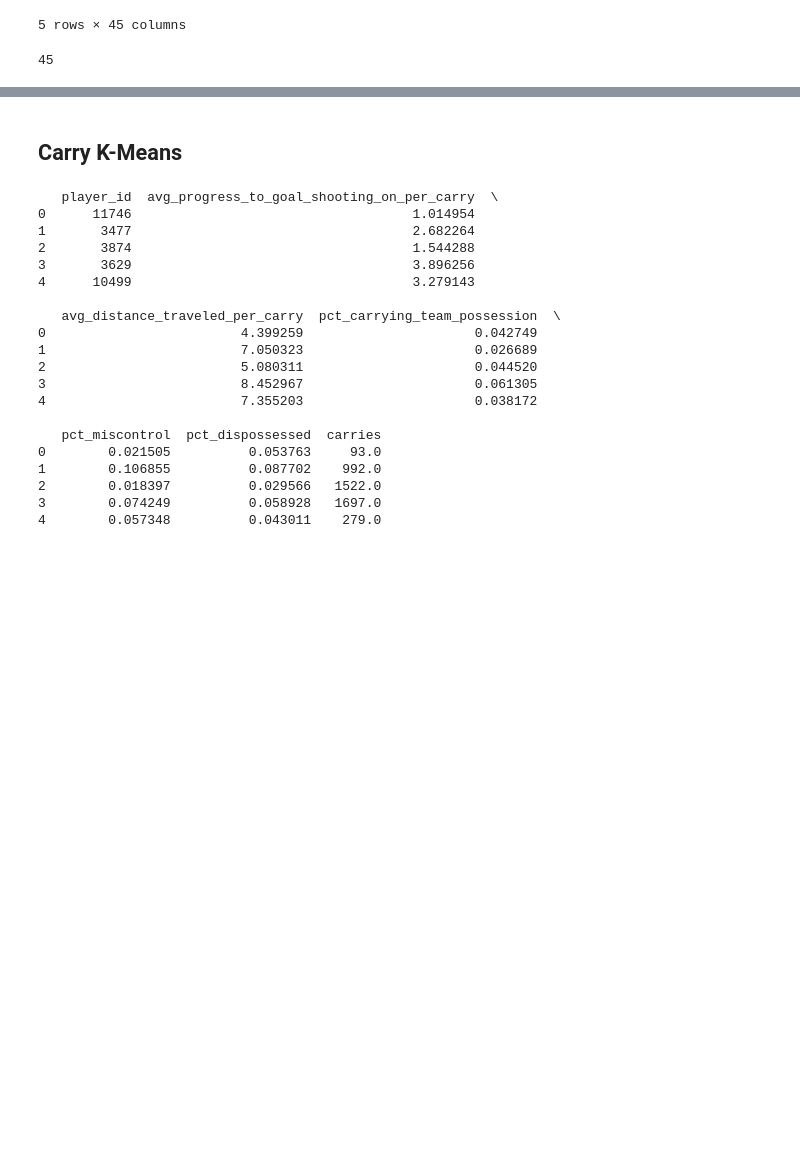
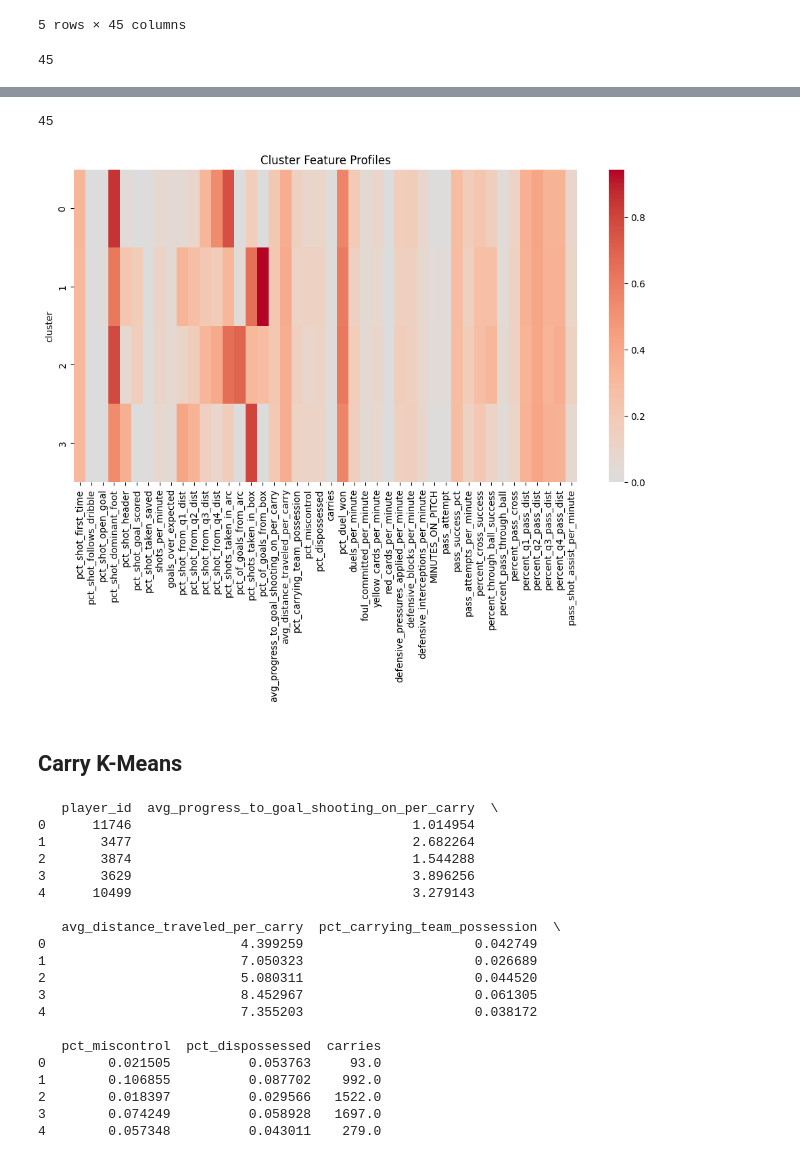
Before and after one commit to sflax91/soccer-analytics-capstone-template, a Jupyter notebook: analysis/k_means_clustering.ipynb, the cells around one changed output, grey strips where cells are left out. Saved outputs shown, nothing was run; the diff lists cells and outputs as text; code cells hidden in the pictures; blank space fills up the shorter version.

```diff
--- a/analysis/k_means_clustering.ipynb
+++ b/analysis/k_means_clustering.ipynb
@@ -108,0 +146,5 @@ plt.show()
+# %%
+kmeans = KMeans(n_clusters=4)
+kmeans.fit(df_numeric_scaled)
+df_w['cluster'] = kmeans.labels_
+df_w.head()
@@ -109,3 +159,18 @@ plt.show()
+# %%
+len(df_w.columns)
+# %% [output]
+45
+# %%
+#collaborated with genAI to create heatmap code
+cluster_means = df_numeric_scaled.copy()
+cluster_means['cluster'] = df_w['cluster']
+cluster_means = cluster_means.groupby('cluster').mean()
+plt.figure(figsize=(12,6))
+sns.heatmap(cluster_means, cmap="coolwarm", center=0)
+plt.title("Cluster Feature Profiles")
+plt.show()
+# %% [output]
+[figure, added]
 # %% [markdown]
 ## Carry K-Means
 # %%
```
Also changed, not shown: parts of 23 cells of this notebook.
